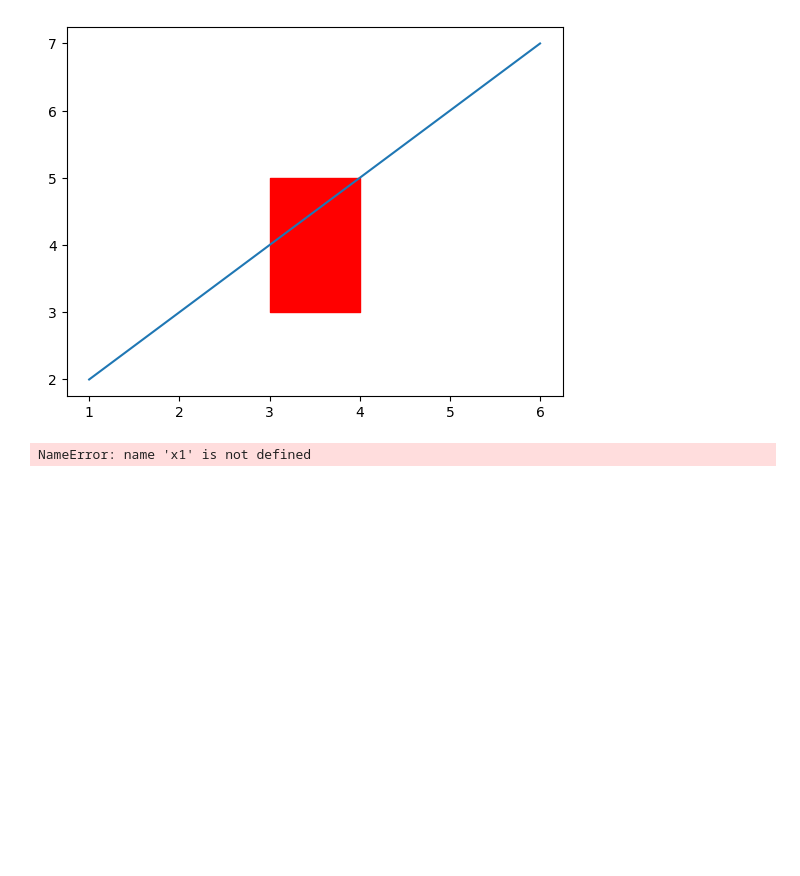
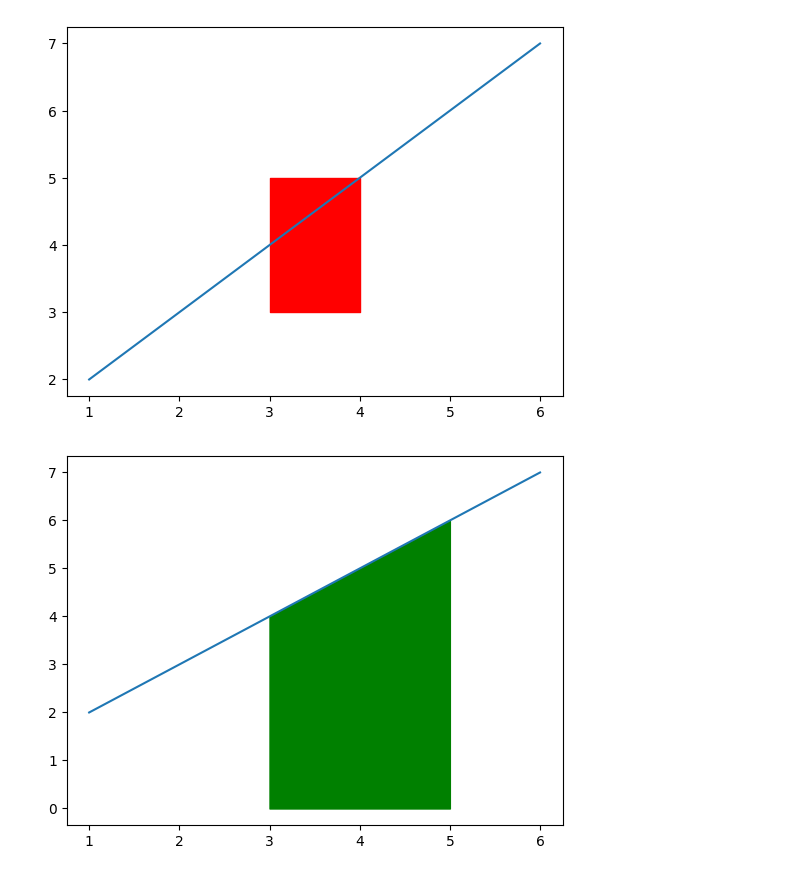
Before and after one commit to Rachin02/visualization, a Jupyter notebook: Matplotlib/fill_between.ipynb, the cells around one changed output. Cells and saved outputs as stored; diff of their text form; code cells hidden in the pictures; blank space fills up the shorter version.

Commit message:
fill between correction

```diff
--- a/Matplotlib/fill_between.ipynb
+++ b/Matplotlib/fill_between.ipynb
@@ -17,8 +17,10 @@ plt.show()
 # %% [output]
 [figure]
 # %%
-plt.fill_between(x,y, where =(x1>=3)&(x2<=5) , color = 'g')
+x = np.array([1,2,3,4,5,6])
+y = np.array([2,3,4,5,6,7])
+plt.fill_between(x,y, where = (x>=3) & (x<=5) , color = 'g')
 plt.plot(x,y)
 plt.show()
 # %% [output]
-NameError: name 'x1' is not defined
+[figure, added]
```
